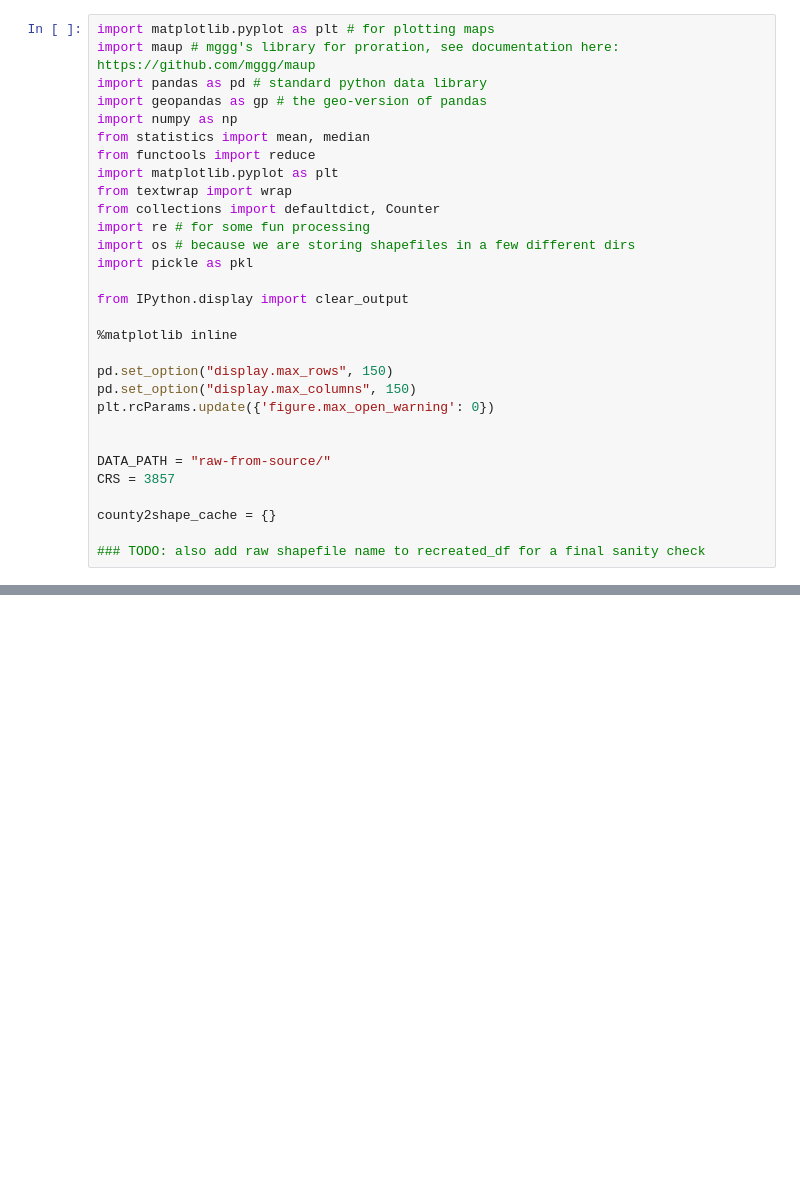
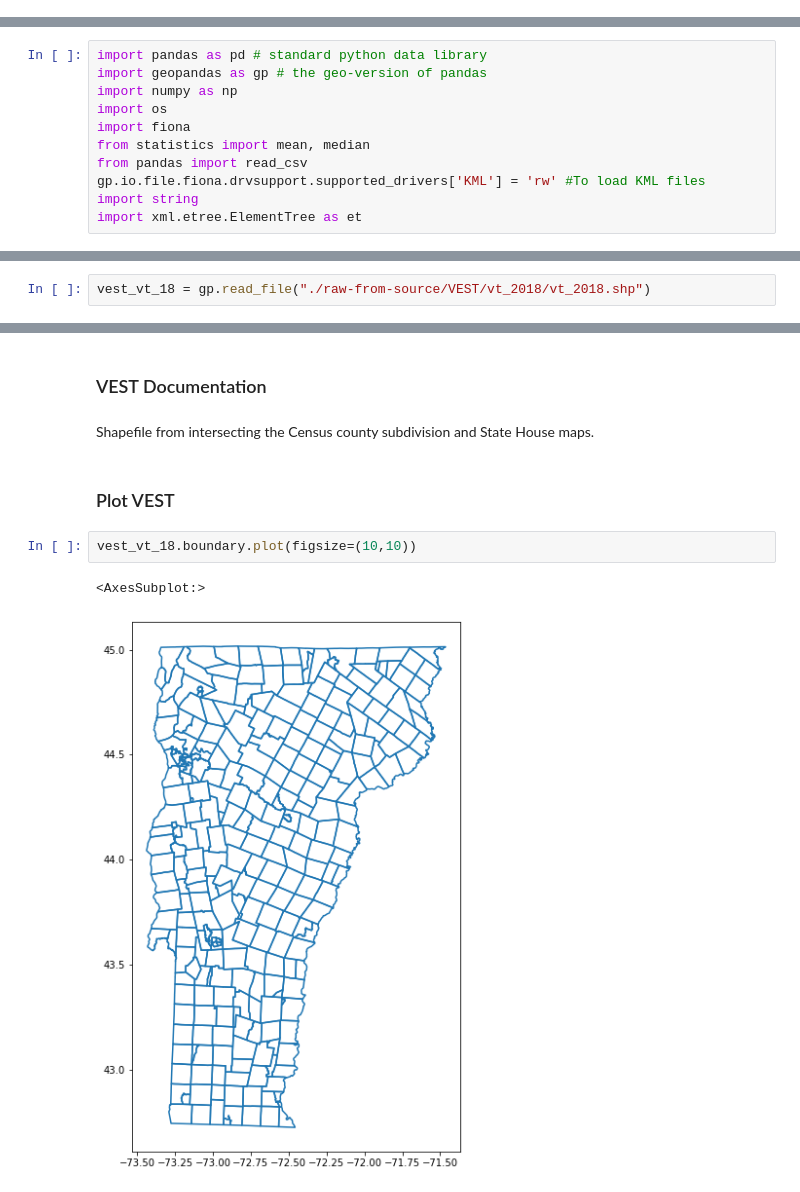
Before and after one commit to nonpartisan-redistricting-datahub/pdv-vt, a Jupyter notebook: vest-vt-2018/vest-vt-2018-validation.ipynb, the cells around one changed output, grey strips where cells are left out. Drawn from its saved outputs; the diff is of its cells as text; blank space fills up the shorter version.

```diff
--- a/vest-vt-2018/vest-vt-2018-validation.ipynb
+++ b/vest-vt-2018/vest-vt-2018-validation.ipynb
@@ -1,30 +0,0 @@
-# %%
-import matplotlib.pyplot as plt # for plotting maps
-import maup # mggg's library for proration, see documentation here: https://github.com/mggg/maup
-import pandas as pd # standard python data library
-import geopandas as gp # the geo-version of pandas
-import numpy as np
-from statistics import mean, median
-from functools import reduce
-import matplotlib.pyplot as plt
-from textwrap import wrap
-from collections import defaultdict, Counter
-import re # for some fun processing
-import os # because we are storing shapefiles in a few different dirs
-import pickle as pkl
-
-from IPython.display import clear_output
-
-%matplotlib inline
-
-pd.set_option("display.max_rows", 150)
-pd.set_option("display.max_columns", 150)
-plt.rcParams.update({'figure.max_open_warning': 0})
-
-
-DATA_PATH = "raw-from-source/"
-CRS = 3857
-
-county2shape_cache = {}
-
-### TODO: also add raw shapefile name to recreated_df for a final sanity check
@@ -529,0 +1,11 @@ name_comparison.head(100)
+# %%
+import pandas as pd # standard python data library
+import geopandas as gp # the geo-version of pandas
+import numpy as np
+import os
+import fiona
+from statistics import mean, median
+from pandas import read_csv
+gp.io.file.fiona.drvsupport.supported_drivers['KML'] = 'rw' #To load KML files
+import string
+import xml.etree.ElementTree as et
@@ -529,0 +16,2 @@ name_comparison.head(100)
+# %%
+vest_vt_18 = gp.read_file("./raw-from-source/VEST/vt_2018/vt_2018.shp")
@@ -529,0 +363,11 @@ name_comparison.head(100)
+# %% [markdown]
+### VEST Documentation
+# %% [markdown]
+Shapefile from intersecting the Census county subdivision and State House maps.
+# %% [markdown]
+### Plot VEST
+# %%
+vest_vt_18.boundary.plot(figsize=(10,10))
+# %% [output]
+<AxesSubplot:>
+[figure, added]
```
Also changed, not shown: parts of 136 cells of this notebook.
